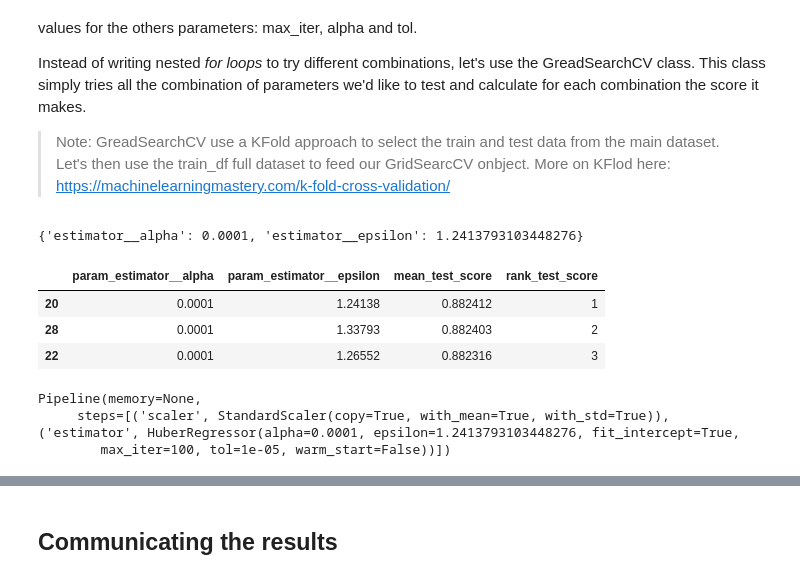
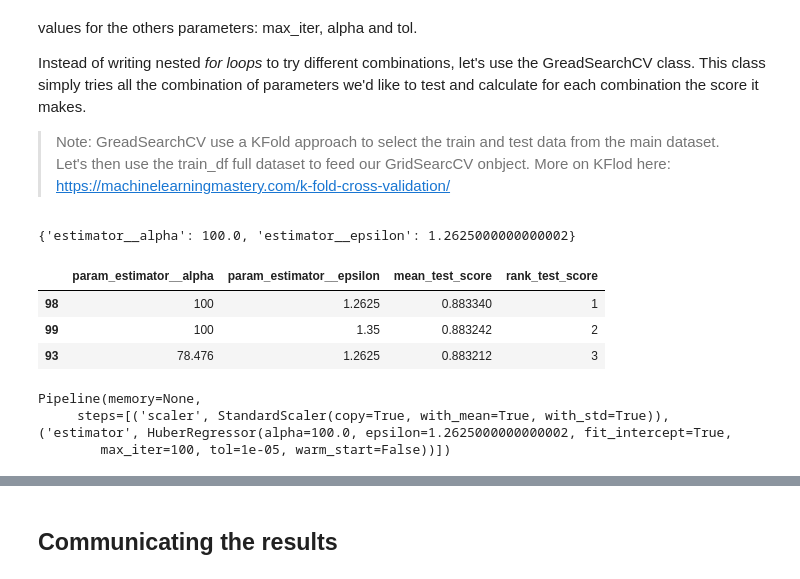
Before and after one commit to xnicolovici/machine_learning, a Jupyter notebook: notebooks/Course No 3/09. Course project/03. Part 2 - House prices/house-prices-solution-2-of-2.ipynb, the cells around one changed output, grey strips where cells are left out. Cells and saved outputs as stored; diff of their text form; code cells hidden in the pictures.

```diff
--- a/notebooks/Course No 3/09. Course project/03. Part 2 - House prices/house-prices-solution-2-of-2.ipynb
+++ b/notebooks/Course No 3/09. Course project/03. Part 2 - House prices/house-prices-solution-2-of-2.ipynb
@@ -200,10 +200,10 @@ from sklearn.linear_model import Ridge
 from sklearn.metrics import mean_absolute_error as MAE
 # %%
 pipelines = {
-    'huber': Pipeline([
-            ('scaler', StandardScaler()),
-            ('estimator', HuberRegressor())
-        ]),
+    #'huber': Pipeline([
+    #        ('scaler', StandardScaler()),
+    #        ('estimator', HuberRegressor())
+    #    ]),
     'ridge': Pipeline([
             ('scaler', StandardScaler()),
             ('estimator', Ridge())
@@ -286,12 +280,11 @@ Build a *gs_result* list that will contain, for a range of epsilon values from 1
 gs_results = []
 
 # Grid search
-#for alpha in np.logspace(1, 4, num=100):
-for alpha in np.linspace(1.0, 1.35, num=20):
+for alpha in np.logspace(-10, 10, num=50):
     model='huber'
     # Create and fit ridge regression
     #pipelines[model].set_params(**{'ridge__alpha': alpha})
-    pipelines['huber'].set_params(**{'estimator__epsilon': alpha})
+    pipelines['huber'].set_params(**{'estimator__alpha': alpha})
 
     pipelines[model].fit(model_results['full']['X_tr'], model_results['full']['y_tr'])
     #pipelines['huber'].fit(models['complex']['X_tr'], models['complex']['y_tr'])
@@ -352,36 +345,36 @@ Instead of writing nested *for loops* to try different combinations, let's use t
 # %%
 from sklearn.model_selection import GridSearchCV
 from sklearn.metrics import make_scorer, r2_score
 
 params = {
-    'estimator__epsilon': np.linspace(1.0, 1.35, num=30),
-    'estimator__alpha': [0.0001]
+    'estimator__epsilon': np.linspace(1.0, 1.35, 5),
+    'estimator__alpha': np.logspace(0, 2, num=20)
 }
 
 # Define scorer parameter
 #score = make_scorer(mean_absolute_error)
 #score=make_scorer(MAE, greater_is_better=False )
 score=make_scorer(r2_score)
 
 
 
 gridsearch=GridSearchCV(pipelines['huber'], params, scoring=score, return_train_score=False, cv=5)
 gridsearch.fit(model_results['full']['X'], model_results['full']['y'])
 
 grid_df=pd.DataFrame(gridsearch.cv_results_)[['param_estimator__alpha','param_estimator__epsilon', 'mean_test_score','rank_test_score']]
 print(gridsearch.best_params_)
 grid_df.sort_values('mean_test_score', ascending=False).head(3)
 # %% [output]
-{'estimator__alpha': 0.0001, 'estimator__epsilon': 1.2413793103448276}
+{'estimator__alpha': 100.0, 'estimator__epsilon': 1.2625000000000002}
 |  | param_estimator__alpha | param_estimator__epsilon | mean_test_score | rank_test_score |
-| 20 | 0.0001 | 1.24138 | 0.882412 | 1 |
-| 28 | 0.0001 | 1.33793 | 0.882403 | 2 |
-| 22 | 0.0001 | 1.26552 | 0.882316 | 3 |
+| 98 | 100 | 1.2625 | 0.883340 | 1 |
+| 99 | 100 | 1.35 | 0.883242 | 2 |
+| 93 | 78.476 | 1.2625 | 0.883212 | 3 |
 # %%
 gridsearch.best_estimator_
 # %% [output]
 Pipeline(memory=None,
-     steps=[('scaler', StandardScaler(copy=True, with_mean=True, with_std=True)), ('estimator', HuberRegressor(alpha=0.0001, epsilon=1.2413793103448276, fit_intercept=True,
+     steps=[('scaler', StandardScaler(copy=True, with_mean=True, with_std=True)), ('estimator', HuberRegressor(alpha=100.0, epsilon=1.2625000000000002, fit_intercept=True,
         max_iter=100, tol=1e-05, warm_start=False))])
 # %%
 pipelines['huberX']=gridsearch.best_estimator_
```
Also changed, not shown: parts of 14 cells of this notebook, 7 other files.
